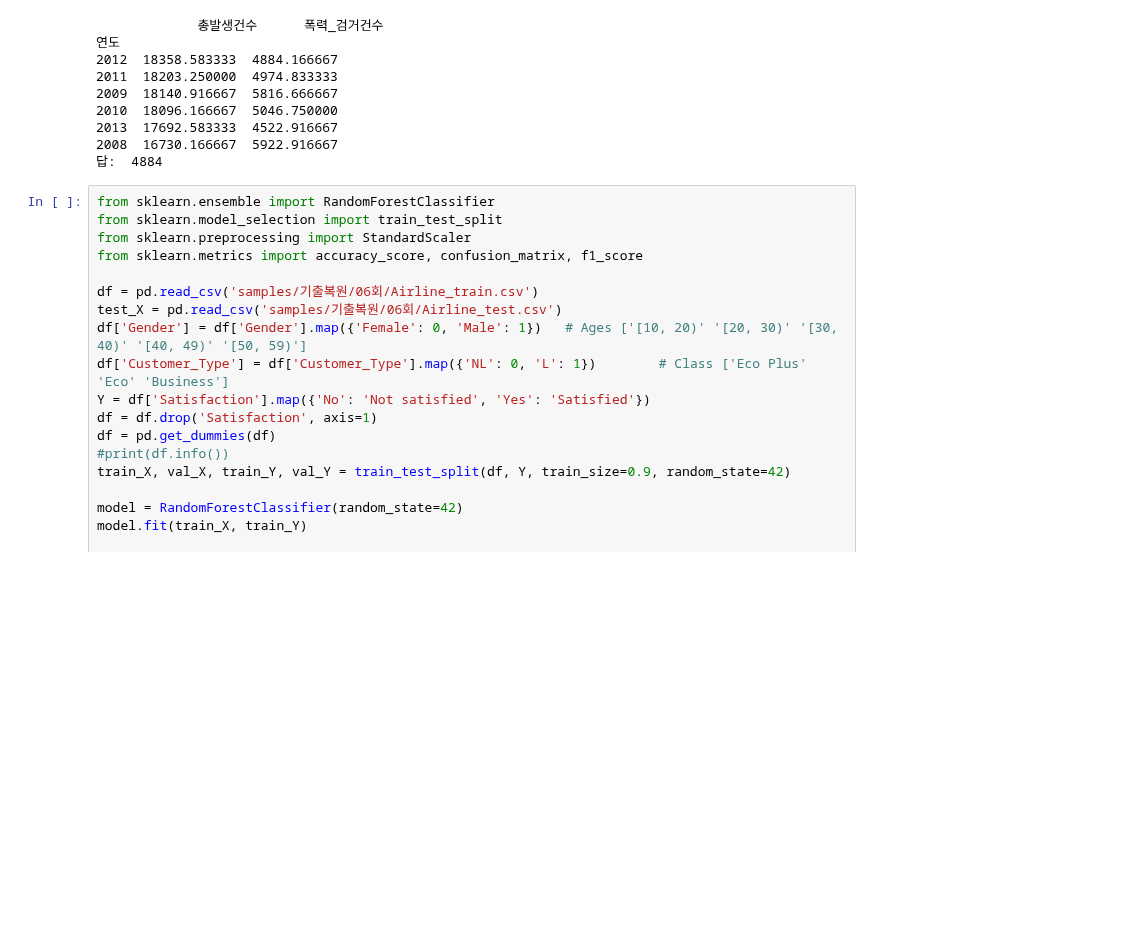
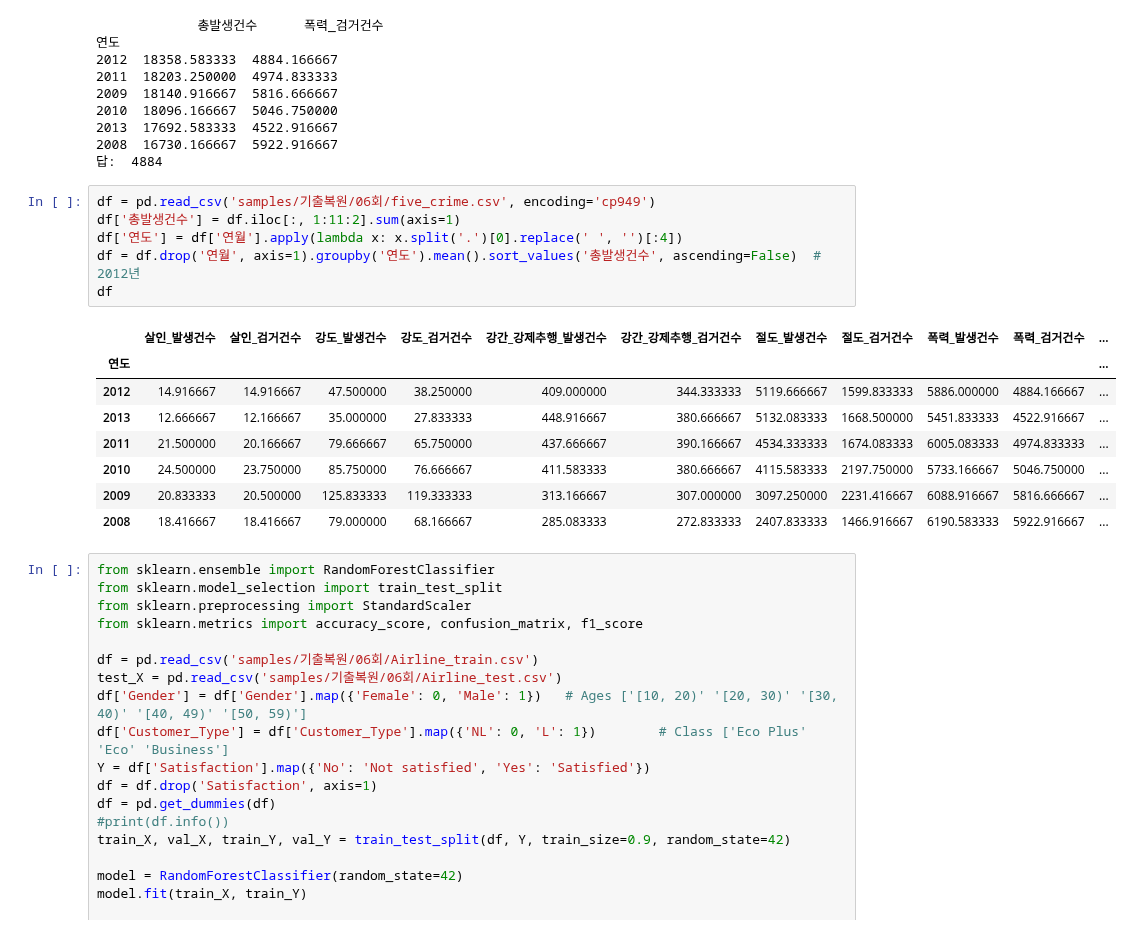
Before and after one commit to chickengak/TIL, a Jupyter notebook: dev-journey/big-data/빅분기-실기-wrap_up.ipynb, the cells around one changed output. Saved outputs shown, nothing was run; the diff lists cells and outputs as text; blank space fills up the shorter version.

```diff
--- a/dev-journey/big-data/빅분기-실기-wrap_up.ipynb
+++ b/dev-journey/big-data/빅분기-실기-wrap_up.ipynb
@@ -1752,6 +1752,21 @@ print('답: ',round(4884.166667))
 2013  17692.583333  4522.916667
 2008  16730.166667  5922.916667
 답:  4884
+# %%
+df = pd.read_csv('samples/기출복원/06회/five_crime.csv', encoding='cp949')
+df['총발생건수'] = df.iloc[:, 1:11:2].sum(axis=1)
+df['연도'] = df['연월'].apply(lambda x: x.split('.')[0].replace(' ', '')[:4])
+df = df.drop('연월', axis=1).groupby('연도').mean().sort_values('총발생건수', ascending=False)  # 2012년
+df
+# %% [output]
+|  | 살인_발생건수 | 살인_검거건수 | 강도_발생건수 | 강도_검거건수 | 강간_강제추행_발생건수 | 강간_강제추행_검거건수 | 절도_발생건수 | 절도_검거건수 | 폭력_발생건수 | 폭력_검거건수 | ... |
+| 연도 |  |  |  |  |  |  |  |  |  |  | ... |
+| 2012 | 14.916667 | 14.916667 | 47.500000 | 38.250000 | 409.000000 | 344.333333 | 5119.666667 | 1599.833333 | 5886.000000 | 4884.166667 | ... |
+| 2013 | 12.666667 | 12.166667 | 35.000000 | 27.833333 | 448.916667 | 380.666667 | 5132.083333 | 1668.500000 | 5451.833333 | 4522.916667 | ... |
+| 2011 | 21.500000 | 20.166667 | 79.666667 | 65.750000 | 437.666667 | 390.166667 | 4534.333333 | 1674.083333 | 6005.083333 | 4974.833333 | ... |
+| 2010 | 24.500000 | 23.750000 | 85.750000 | 76.666667 | 411.583333 | 380.666667 | 4115.583333 | 2197.750000 | 5733.166667 | 5046.750000 | ... |
+| 2009 | 20.833333 | 20.500000 | 125.833333 | 119.333333 | 313.166667 | 307.000000 | 3097.250000 | 2231.416667 | 6088.916667 | 5816.666667 | ... |
+| 2008 | 18.416667 | 18.416667 | 79.000000 | 68.166667 | 285.083333 | 272.833333 | 2407.833333 | 1466.916667 | 6190.583333 | 5922.916667 | ... |
 # %%
 from sklearn.ensemble import RandomForestClassifier
 from sklearn.model_selection import train_test_split
```
Also changed, not shown: parts of 1 cell of this notebook, 1 other file.
